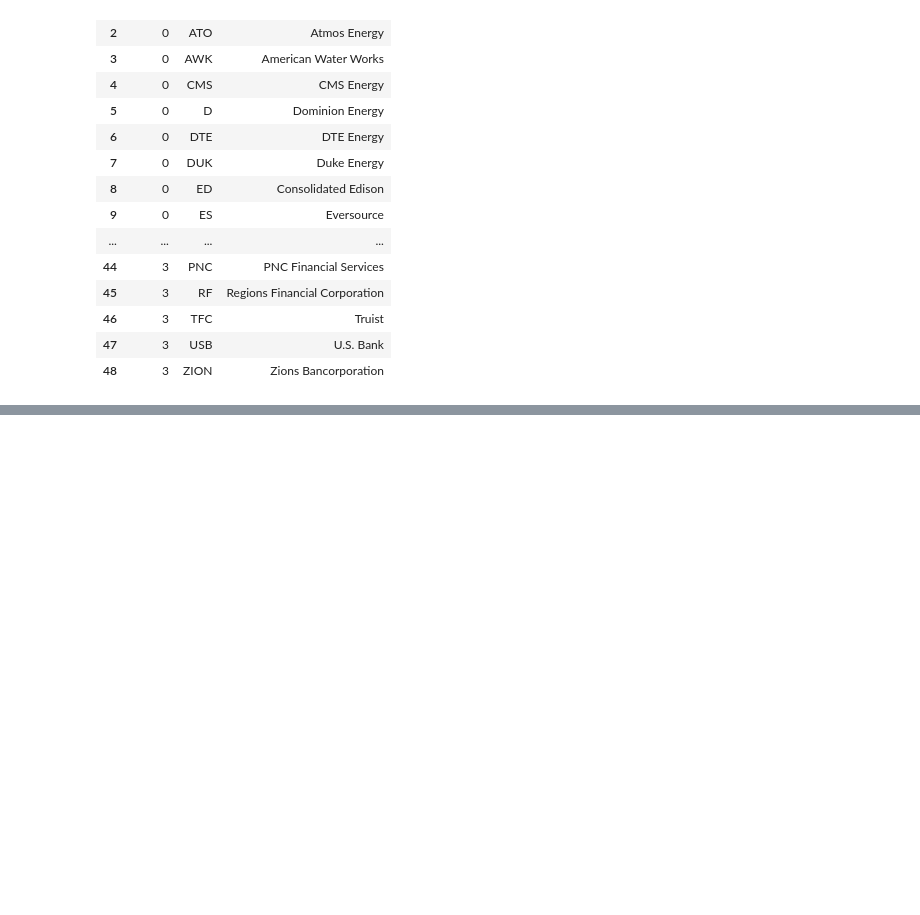
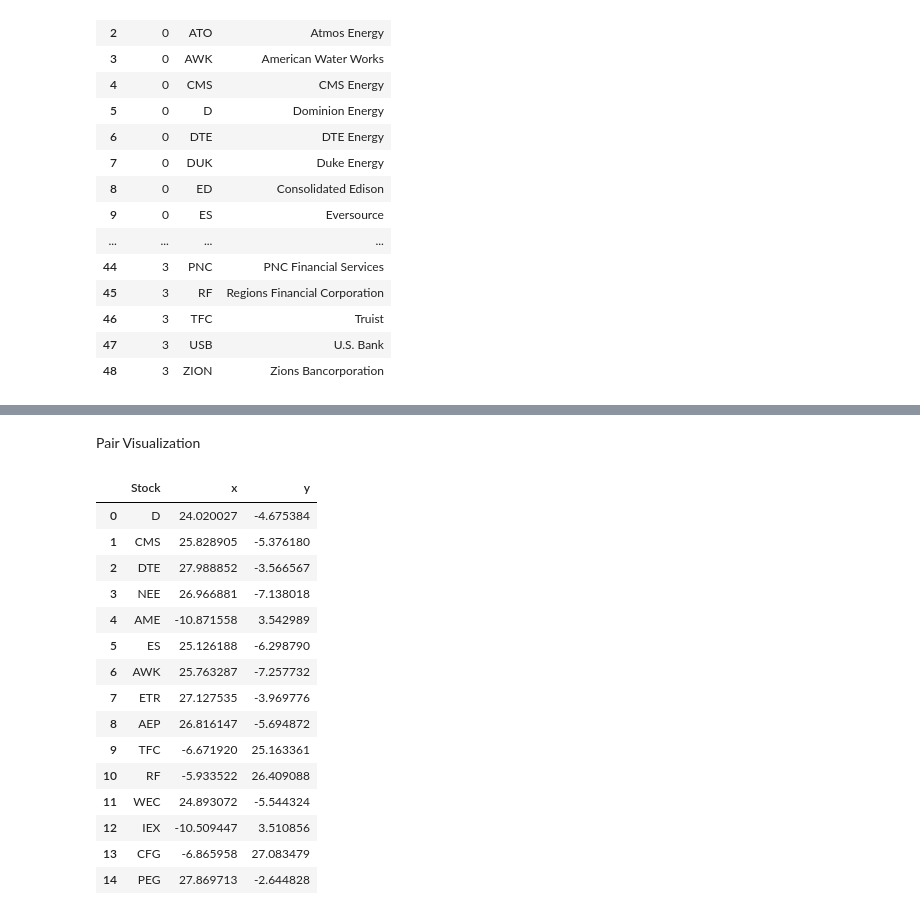
Before and after one commit to dasoaujisi/FDS-Project, a Jupyter notebook: Pair_Selection.ipynb, the cells around one changed output, grey strips where cells are left out. Saved outputs shown, nothing was run; the diff lists cells and outputs as text; code cells hidden in the pictures; blank space fills up the shorter version.

```diff
--- a/Pair_Selection.ipynb
+++ b/Pair_Selection.ipynb
@@ -135,0 +89,29 @@ for pair in top_10_pairs:
+# %% [markdown]
+Pair Visualization
+# %%
+tsne_selected = []
+for x,y in ([row[0],row[1]] for row in top_10_pairs):
+    tsne_selected.append([x,tsne_result[ret_T.index.get_loc(x),0],tsne_result[ret_T.index.get_loc(x),1]])
+    tsne_selected.append([y,tsne_result[ret_T.index.get_loc(y),0],tsne_result[ret_T.index.get_loc(y),1]])
+# Convert the list to a set to get unique elements based on the first element of each sub-list
+tsne_selected = {tuple(row) for row in tsne_selected}
+tsne_selected = list(tsne_selected)
+tsne_selected = pd.DataFrame(tsne_selected, columns =["Stock","x","y"])
+tsne_selected
+# %% [output]
+|  | Stock | x | y |
+| 0 | D | 24.020027 | -4.675384 |
+| 1 | CMS | 25.828905 | -5.376180 |
+| 2 | DTE | 27.988852 | -3.566567 |
+| 3 | NEE | 26.966881 | -7.138018 |
+| 4 | AME | -10.871558 | 3.542989 |
+| 5 | ES | 25.126188 | -6.298790 |
+| 6 | AWK | 25.763287 | -7.257732 |
+| 7 | ETR | 27.127535 | -3.969776 |
+| 8 | AEP | 26.816147 | -5.694872 |
+| 9 | TFC | -6.671920 | 25.163361 |
+| 10 | RF | -5.933522 | 26.409088 |
+| 11 | WEC | 24.893072 | -5.544324 |
+| 12 | IEX | -10.509447 | 3.510856 |
+| 13 | CFG | -6.865958 | 27.083479 |
+| 14 | PEG | 27.869713 | -2.644828 |
```
Also changed, not shown: parts of 6 cells of this notebook.
